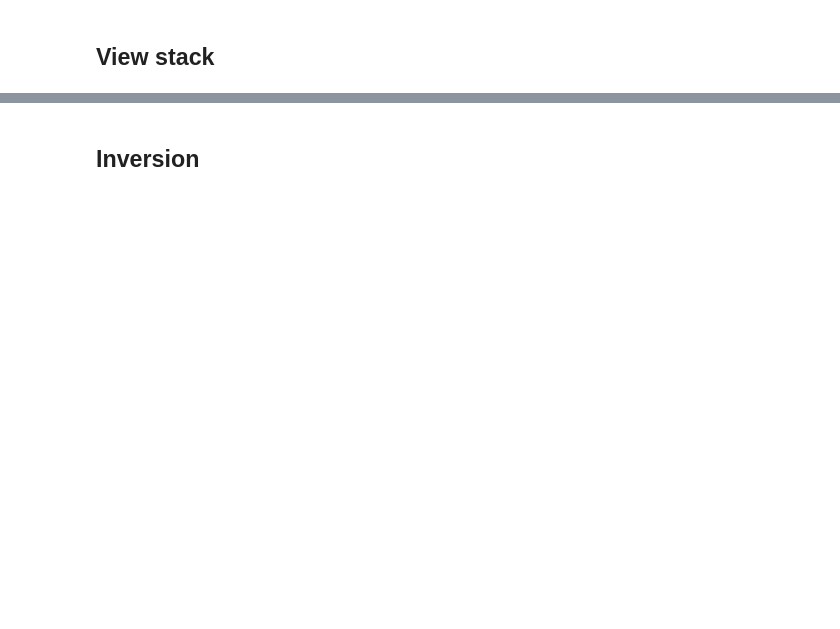
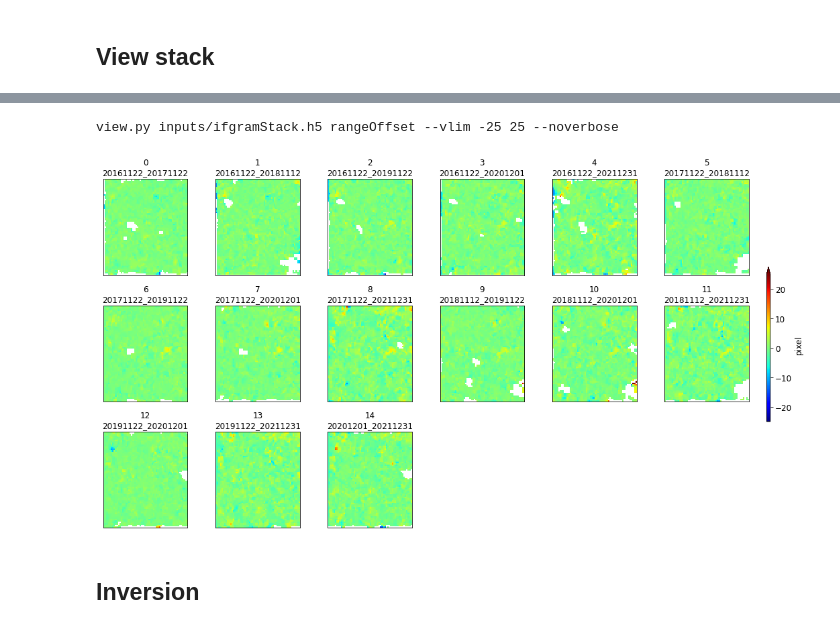
Before and after one commit to forrestfwilliams/pixeloffset_mintpy, a Jupyter notebook: mintpy.ipynb, the cells around one changed output, grey strips where cells are left out. Drawn from its saved outputs; the diff is of its cells as text; code cells hidden in the pictures; blank space fills up the shorter version.

```diff
--- a/mintpy.ipynb
+++ b/mintpy.ipynb
@@ -45,5 +70,8 @@ view.main('inputs/ifgramStack.h5 azimuthOffset --noverbose'.split())
 # %%
-view.main('inputs/ifgramStack.h5 rangeOffset --noverbose'.split())
+view.main('inputs/ifgramStack.h5 rangeOffset --vlim -25 25 --noverbose'.split())
+# %% [output]
+view.py inputs/ifgramStack.h5 rangeOffset --vlim -25 25 --noverbose
+[figure, added]
 # %% [markdown]
 ## Inversion
 # %%
```
Also changed, not shown: parts of 22 cells of this notebook, 2 other files.
